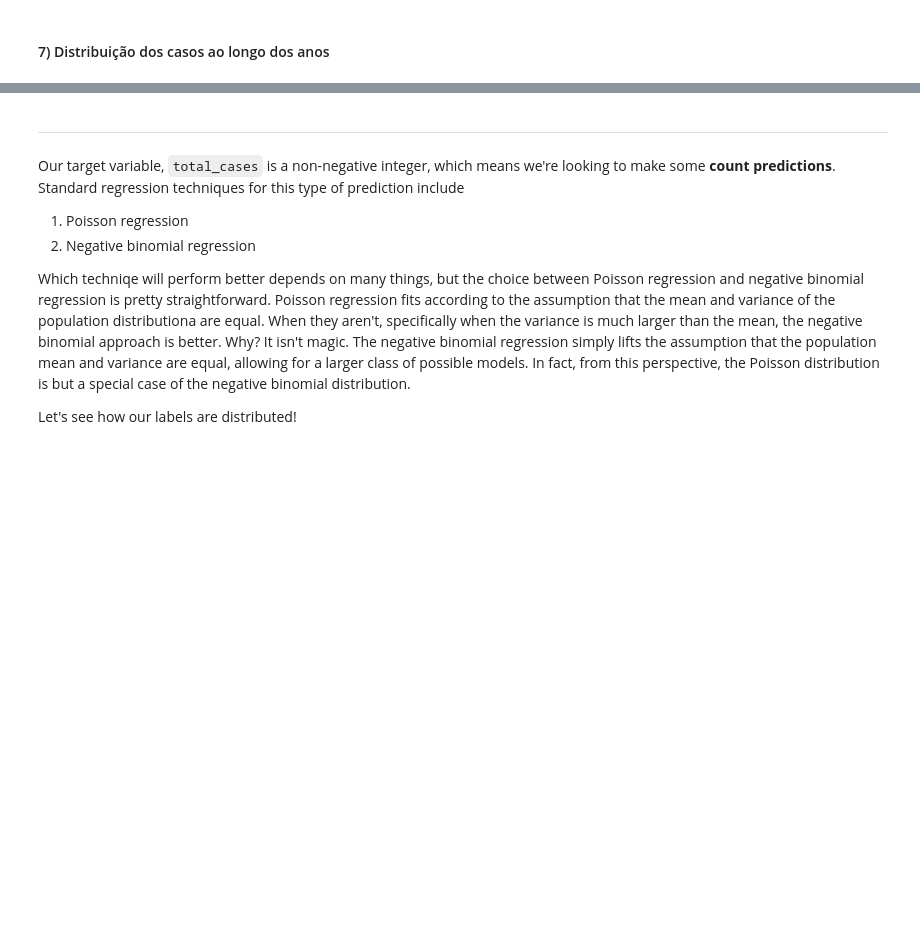
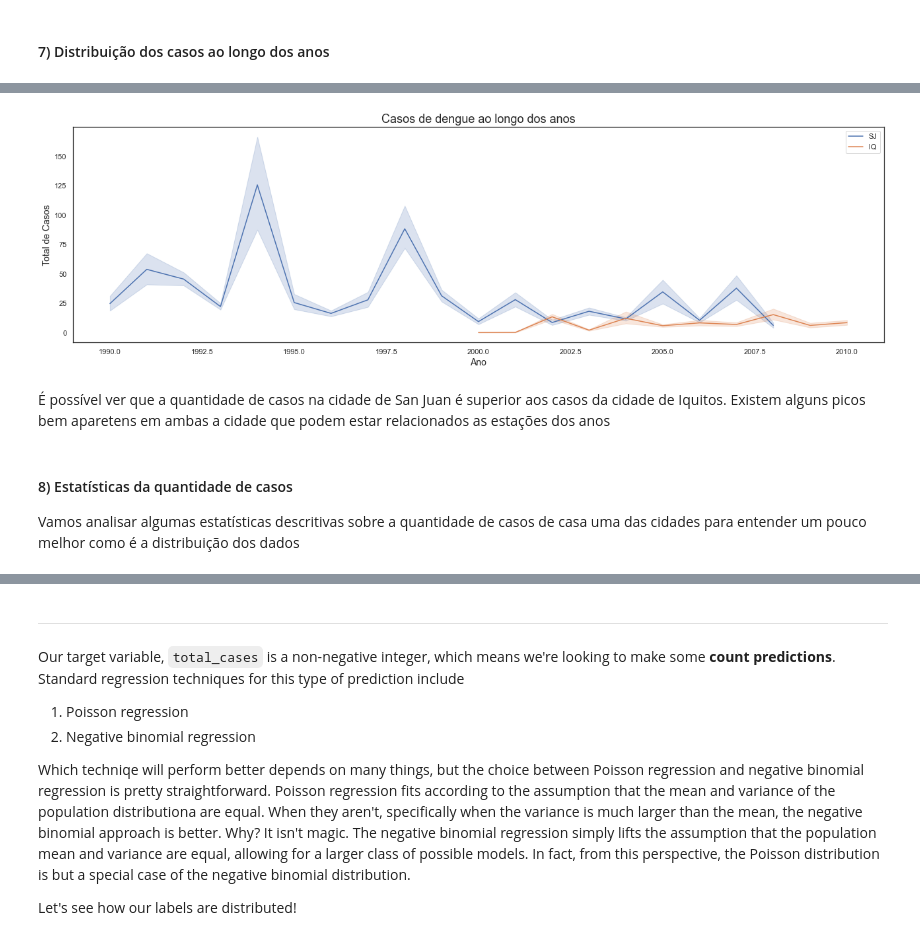
Before and after one commit to ciencia-dados-ifsp-grupo5/DengAI, a Jupyter notebook: notebooks/dengAI.ipynb, the cells around one changed output, grey strips where cells are left out. Cells and saved outputs as stored; diff of their text form; code cells hidden in the pictures; blank space fills up the shorter version.

Commit message:
Attributes Correlation + Total cases Analysis

```diff
--- a/notebooks/dengAI.ipynb
+++ b/notebooks/dengAI.ipynb
@@ -507,0 +524,19 @@ Pela tabela e o gráfico apresentado, é possível ver que a variação de umida
+# %%
+plt.figure(figsize=(22,6))
+
+sns.lineplot(data = sj_labels, x = 'year', y = 'total_cases', label = 'SJ')
+sns.lineplot(data = iq_labels, x = 'year', y = 'total_cases', label = 'IQ')
+plt.title('Casos de dengue ao longo dos anos', fontsize = 18)
+plt.xlabel('Ano', fontsize = 14)
+plt.ylabel('Total de Casos', fontsize = 14)
+
+plt.legend()
+plt.show()
+# %% [output]
+[figure, added]
+# %% [markdown]
+É possível ver que a quantidade de casos na cidade de San Juan é superior aos casos da cidade de Iquitos. Existem alguns picos bem aparetens em ambas a cidade que podem estar relacionados as estações dos anos
+# %% [markdown]
+#### 8) Estatísticas da quantidade de casos
+
+Vamos analisar algumas estatísticas descritivas sobre a quantidade de casos de casa uma das cidades para entender um pouco melhor como é a distribuição dos dados
```
Also changed, not shown: parts of 12 cells of this notebook.
